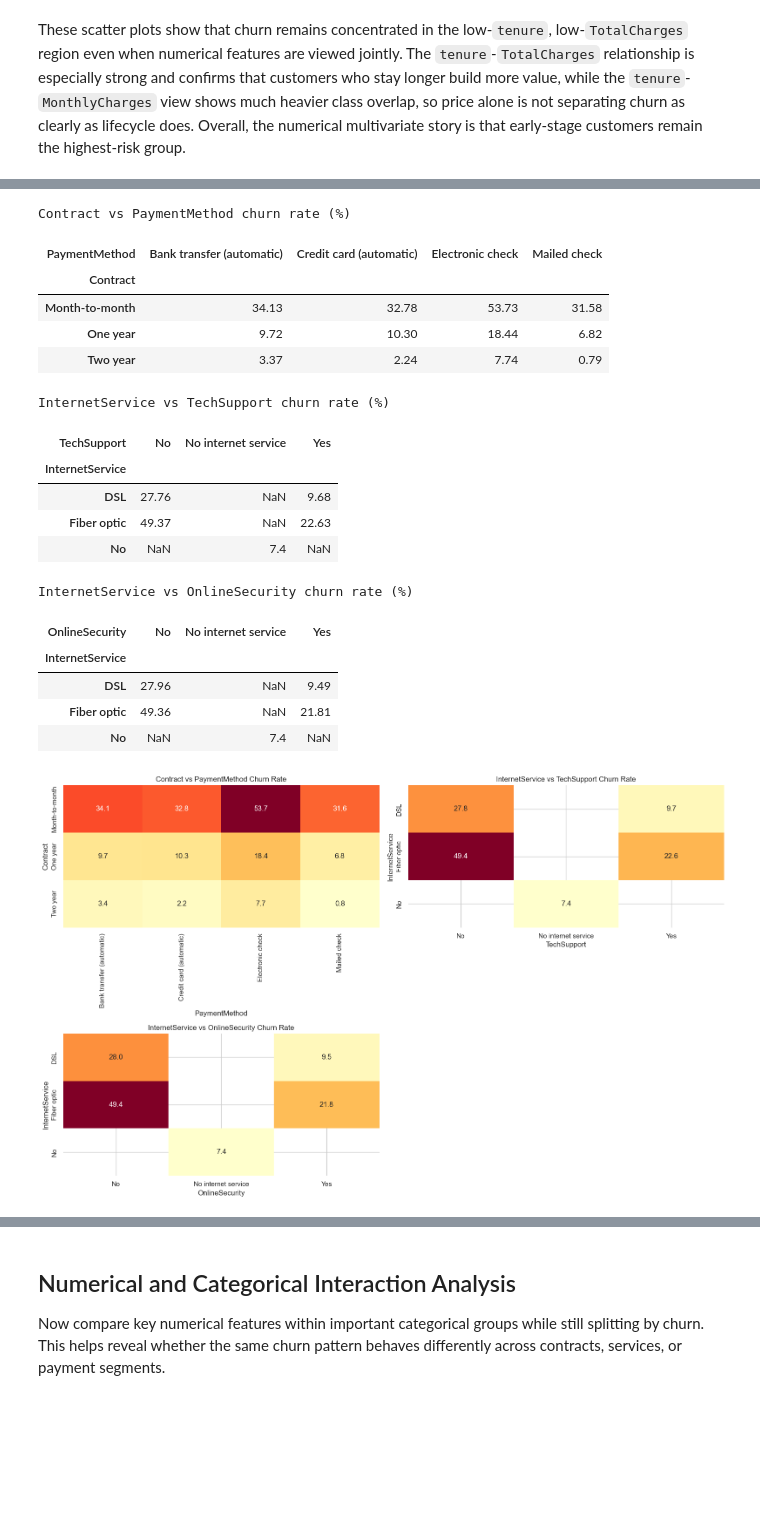
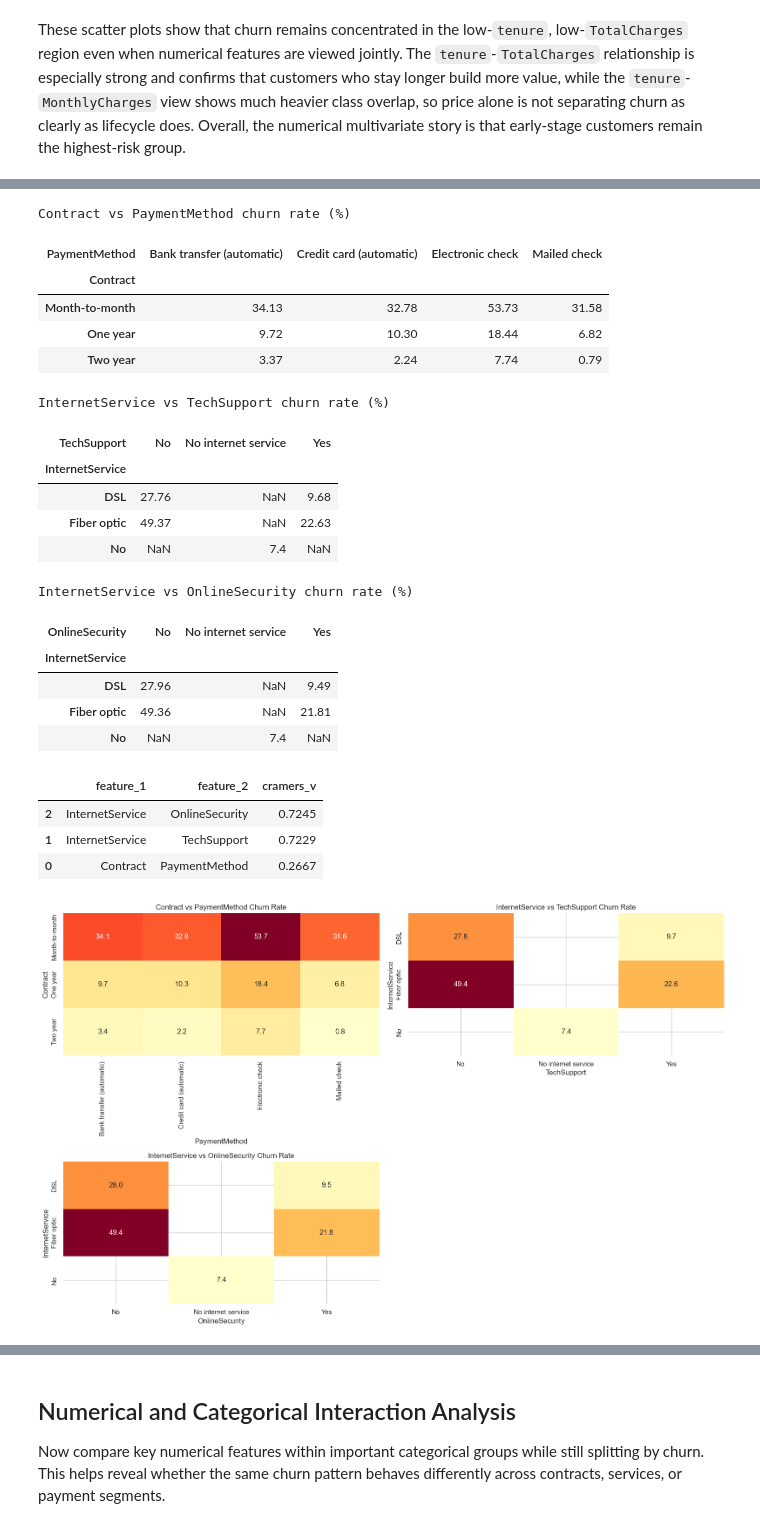
Before and after one commit to mmubashir95/Telco-Customer-Churn, a Jupyter notebook: notebooks/07_multivariate_analysis.ipynb, the cells around one changed output, grey strips where cells are left out. Cells and saved outputs as stored; diff of their text form; code cells hidden in the pictures; blank space fills up the shorter version.

Commit message:
`docs: add cramers-v interpretation to multivariate analysis notebook`

```diff
--- a/notebooks/07_multivariate_analysis.ipynb
+++ b/notebooks/07_multivariate_analysis.ipynb
@@ -226,12 +227,29 @@ categorical_pairs = [
 ]
 
 if categorical_pairs:
+    def cramers_v(x, y):
+        contingency_table = pd.crosstab(x, y)
+        chi2 = chi2_contingency(contingency_table)[0]
+        n_observations = contingency_table.to_numpy().sum()
+        n_rows, n_columns = contingency_table.shape
+        return round(np.sqrt(chi2 / (n_observations * (min(n_rows, n_columns) - 1))), 4)
+
+    categorical_pair_strength_rows = []
+
     n_cols = 2
     n_rows = (len(categorical_pairs) + n_cols - 1) // n_cols
     fig, axes = plt.subplots(n_rows, n_cols, figsize=(16, 5 * n_rows))
     axes = np.atleast_1d(axes).flatten()
 
     for index, (left_column, right_column) in enumerate(categorical_pairs):
+        categorical_pair_strength_rows.append(
+            {
+                "feature_1": left_column,
+                "feature_2": right_column,
+                "cramers_v": cramers_v(df[left_column], df[right_column]),
+            }
+        )
+
         churn_rate_table = (
             df.groupby([left_column, right_column])[target_column]
             .apply(lambda values: values.eq("Yes").mean() * 100)
@@ -259,36 +277,49 @@ if categorical_pairs:
         ax.set_xlabel(right_column)
         ax.set_ylabel(left_column)
 
+    categorical_pair_strength_df = pd.DataFrame(categorical_pair_strength_rows).sort_values(
+        "cramers_v", ascending=False
+    )
+    categorical_pair_strength_df.to_csv(
+        CATEGORICAL_INTERACTIONS_TABLES_DIR / "categorical_pair_cramers_v.csv",
+        index=False,
+    )
+    display(categorical_pair_strength_df)
+
     for index in range(len(categorical_pairs), len(axes)):
         fig.delaxes(axes[index])
 
     plt.tight_layout()
     plt.savefig(
         CATEGORICAL_INTERACTIONS_FIGURES_DIR / "categorical_pair_heatmaps.png",
         dpi=150,
         bbox_inches="tight",
     )
     plt.show()
 else:
     print("Selected categorical interaction pairs are not available in the dataset.")
 # %% [output]
 Contract vs PaymentMethod churn rate (%)
 | PaymentMethod | Bank transfer (automatic) | Credit card (automatic) | Electronic check | Mailed check |
 | Contract |  |  |  |  |
 | Month-to-month | 34.13 | 32.78 | 53.73 | 31.58 |
 | One year | 9.72 | 10.30 | 18.44 | 6.82 |
 | Two year | 3.37 | 2.24 | 7.74 | 0.79 |
 InternetService vs TechSupport churn rate (%)
 | TechSupport | No | No internet service | Yes |
 | InternetService |  |  |  |
 | DSL | 27.76 | NaN | 9.68 |
 | Fiber optic | 49.37 | NaN | 22.63 |
 | No | NaN | 7.4 | NaN |
 InternetService vs OnlineSecurity churn rate (%)
 | OnlineSecurity | No | No internet service | Yes |
 | InternetService |  |  |  |
 | DSL | 27.96 | NaN | 9.49 |
 | Fiber optic | 49.36 | NaN | 21.81 |
 | No | NaN | 7.4 | NaN |
+|  | feature_1 | feature_2 | cramers_v |
+| 2 | InternetService | OnlineSecurity | 0.7245 |
+| 1 | InternetService | TechSupport | 0.7229 |
+| 0 | Contract | PaymentMethod | 0.2667 |
 [figure]
 # %% [markdown]
```
Also changed, not shown: parts of 3 cells of this notebook.
